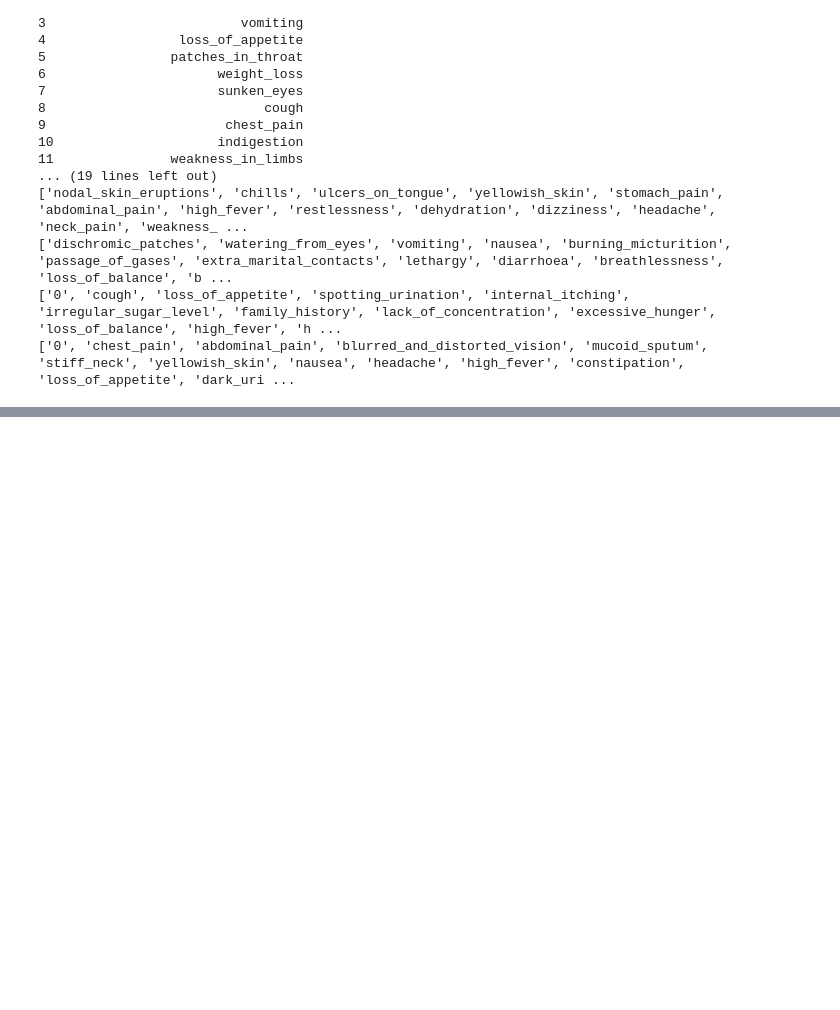
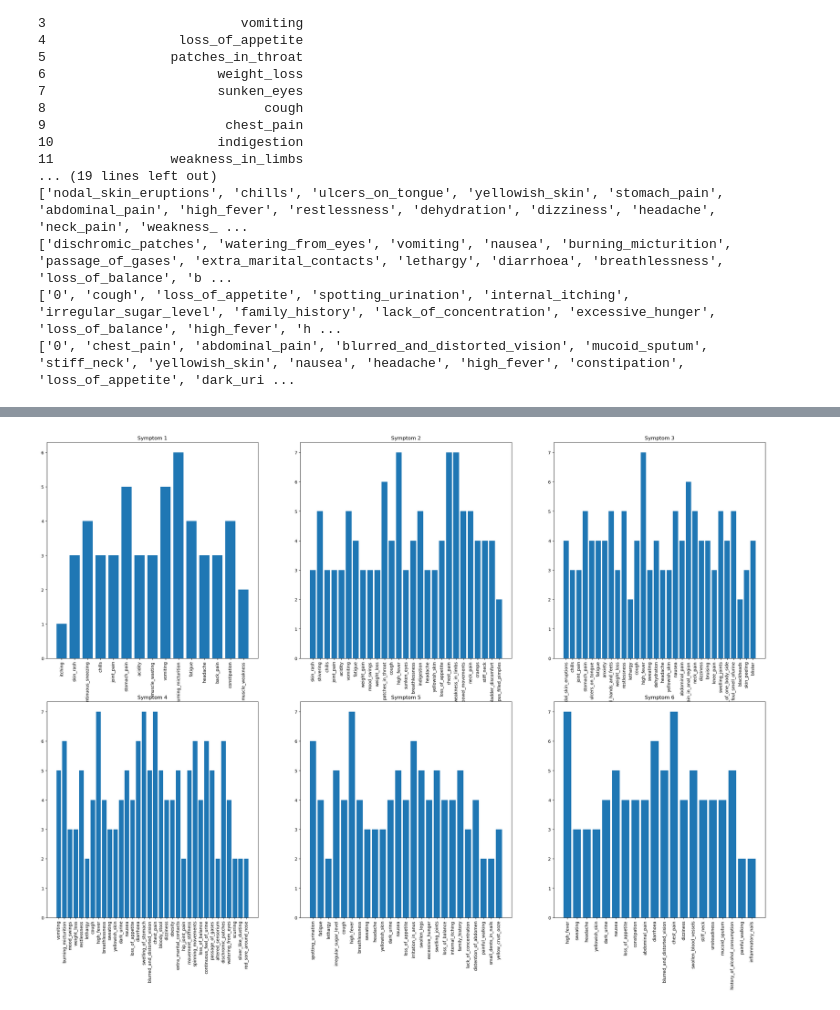
Before and after one commit to Divyesh230902/Disease-analysis, a Jupyter notebook: analyst.ipynb, the cells around one changed output, grey strips where cells are left out. Cells and saved outputs as stored; diff of their text form; code cells hidden in the pictures; blank space fills up the shorter version.

```diff
--- a/analyst.ipynb
+++ b/analyst.ipynb
@@ -222,0 +202,43 @@ df_symptom_severity_6.plot(kind='bar', x='Symptom', y='weight')
+# %%
+x_1 = df_symptom_severity_1['Symptom']
+x_2 = df_symptom_severity_2['Symptom']
+x_3 = df_symptom_severity_3['Symptom']
+x_4 = df_symptom_severity_4['Symptom']
+x_5 = df_symptom_severity_5['Symptom']
+x_6 = df_symptom_severity_6['Symptom']
+
+y_1 = df_symptom_severity_1['weight']
+y_2 = df_symptom_severity_2['weight']
+y_3 = df_symptom_severity_3['weight']
+y_4 = df_symptom_severity_4['weight']
+y_5 = df_symptom_severity_5['weight']
+y_6 = df_symptom_severity_6['weight']
+
+plt.figure(figsize=(30, 20))
+plt.subplot(2, 3, 1)
+plt.bar(x_1, y_1)
+plt.xticks(rotation=90)
+plt.title('Symptom 1')
+plt.subplot(2, 3, 2)
+plt.bar(x_2, y_2)
+plt.xticks(rotation=90)
+plt.title('Symptom 2')
+plt.subplot(2, 3, 3)
+plt.bar(x_3, y_3)
+plt.xticks(rotation=90)
+plt.title('Symptom 3')
+plt.subplot(2, 3, 4)
+plt.bar(x_4, y_4)
+plt.xticks(rotation=90)
+plt.title('Symptom 4')
+plt.subplot(2, 3, 5)
+plt.bar(x_5, y_5)
+plt.xticks(rotation=90)
+plt.title('Symptom 5')
+plt.subplot(2, 3, 6)
+plt.bar(x_6, y_6)
+plt.xticks(rotation=90)
+plt.title('Symptom 6')
+plt.show()
+# %% [output]
+[figure, added]
```
Also changed, not shown: parts of 1 cell of this notebook.
